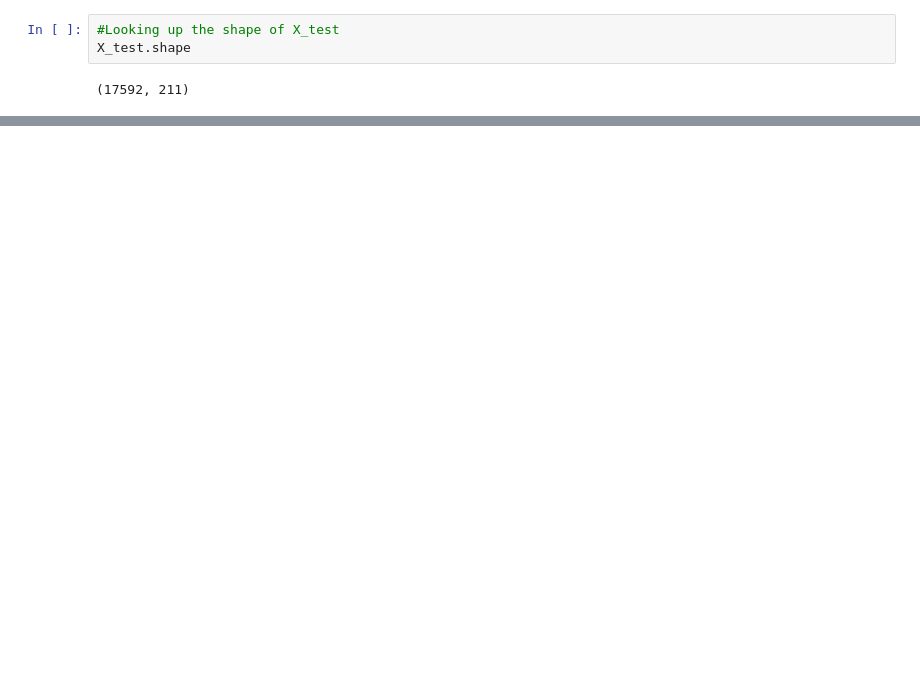
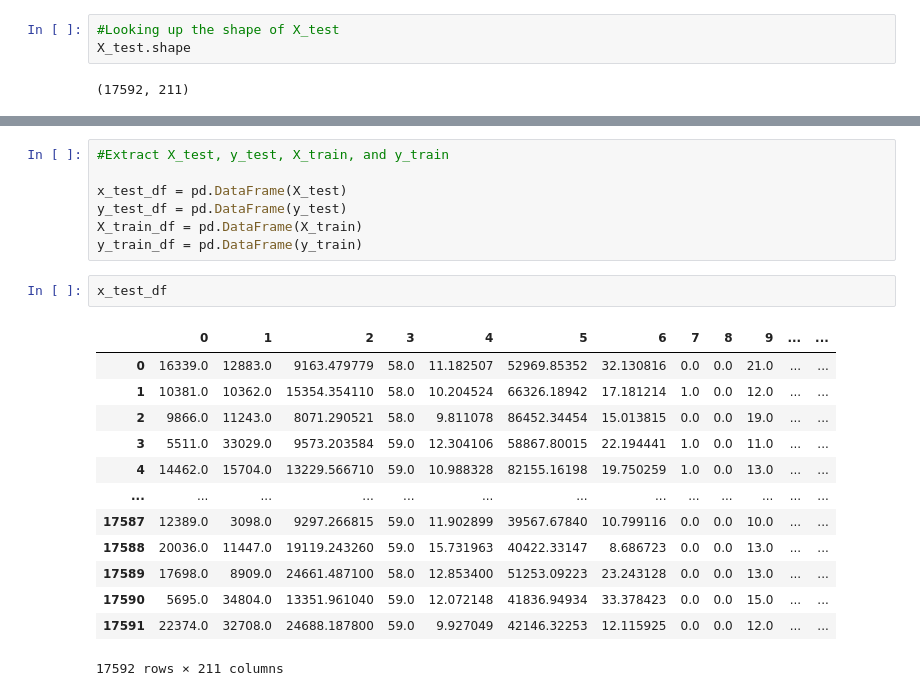
Before and after one commit to paololabuguen/project-4-web-scrapers, a Jupyter notebook: Resources/Raph_Model_Files/Raph_project 4.ipynb, the cells around one changed output, grey strips where cells are left out. Drawn from its saved outputs; the diff is of its cells as text; blank space fills up the shorter version.

```diff
--- a/Resources/Raph_Model_Files/Raph_project 4.ipynb
+++ b/Resources/Raph_Model_Files/Raph_project 4.ipynb
@@ -373,3 +391,26 @@ X_test row 3709=[[1.76480000e+04 2.05460000e+04 1.24135571e+04 5.90000000e+01
   0.00000000e+00 0.00000000e+00 0.00000000e+00 0.00000000e+00
   0.00000000e+00 0.00000000e+00 0.00000000e+00 0.00000000e+00
   1.00000000e+00 1.00000000e+00 0.00000000e+00]], Predicted=[0.]
+# %%
+#Extract X_test, y_test, X_train, and y_train
+
+x_test_df = pd.DataFrame(X_test)
+y_test_df = pd.DataFrame(y_test)
+X_train_df = pd.DataFrame(X_train)
+y_train_df = pd.DataFrame(y_train)
+# %%
+x_test_df
+# %% [output]
+|  | 0 | 1 | 2 | 3 | 4 | 5 | 6 | 7 | 8 | 9 | ... | ... |
+| 0 | 16339.0 | 12883.0 | 9163.479779 | 58.0 | 11.182507 | 52969.85352 | 32.130816 | 0.0 | 0.0 | 21.0 | ... | ... |
+| 1 | 10381.0 | 10362.0 | 15354.354110 | 58.0 | 10.204524 | 66326.18942 | 17.181214 | 1.0 | 0.0 | 12.0 | ... | ... |
+| 2 | 9866.0 | 11243.0 | 8071.290521 | 58.0 | 9.811078 | 86452.34454 | 15.013815 | 0.0 | 0.0 | 19.0 | ... | ... |
+| 3 | 5511.0 | 33029.0 | 9573.203584 | 59.0 | 12.304106 | 58867.80015 | 22.194441 | 1.0 | 0.0 | 11.0 | ... | ... |
+| 4 | 14462.0 | 15704.0 | 13229.566710 | 59.0 | 10.988328 | 82155.16198 | 19.750259 | 1.0 | 0.0 | 13.0 | ... | ... |
+| ... | ... | ... | ... | ... | ... | ... | ... | ... | ... | ... | ... | ... |
+| 17587 | 12389.0 | 3098.0 | 9297.266815 | 59.0 | 11.902899 | 39567.67840 | 10.799116 | 0.0 | 0.0 | 10.0 | ... | ... |
+| 17588 | 20036.0 | 11447.0 | 19119.243260 | 59.0 | 15.731963 | 40422.33147 | 8.686723 | 0.0 | 0.0 | 13.0 | ... | ... |
+| 17589 | 17698.0 | 8909.0 | 24661.487100 | 58.0 | 12.853400 | 51253.09223 | 23.243128 | 0.0 | 0.0 | 13.0 | ... | ... |
+| 17590 | 5695.0 | 34804.0 | 13351.961040 | 59.0 | 12.072148 | 41836.94934 | 33.378423 | 0.0 | 0.0 | 15.0 | ... | ... |
+| 17591 | 22374.0 | 32708.0 | 24688.187800 | 59.0 | 9.927049 | 42146.32253 | 12.115925 | 0.0 | 0.0 | 12.0 | ... | ... |
+17592 rows × 211 columns
```
Also changed, not shown: parts of 9 cells of this notebook, 21 other files.
